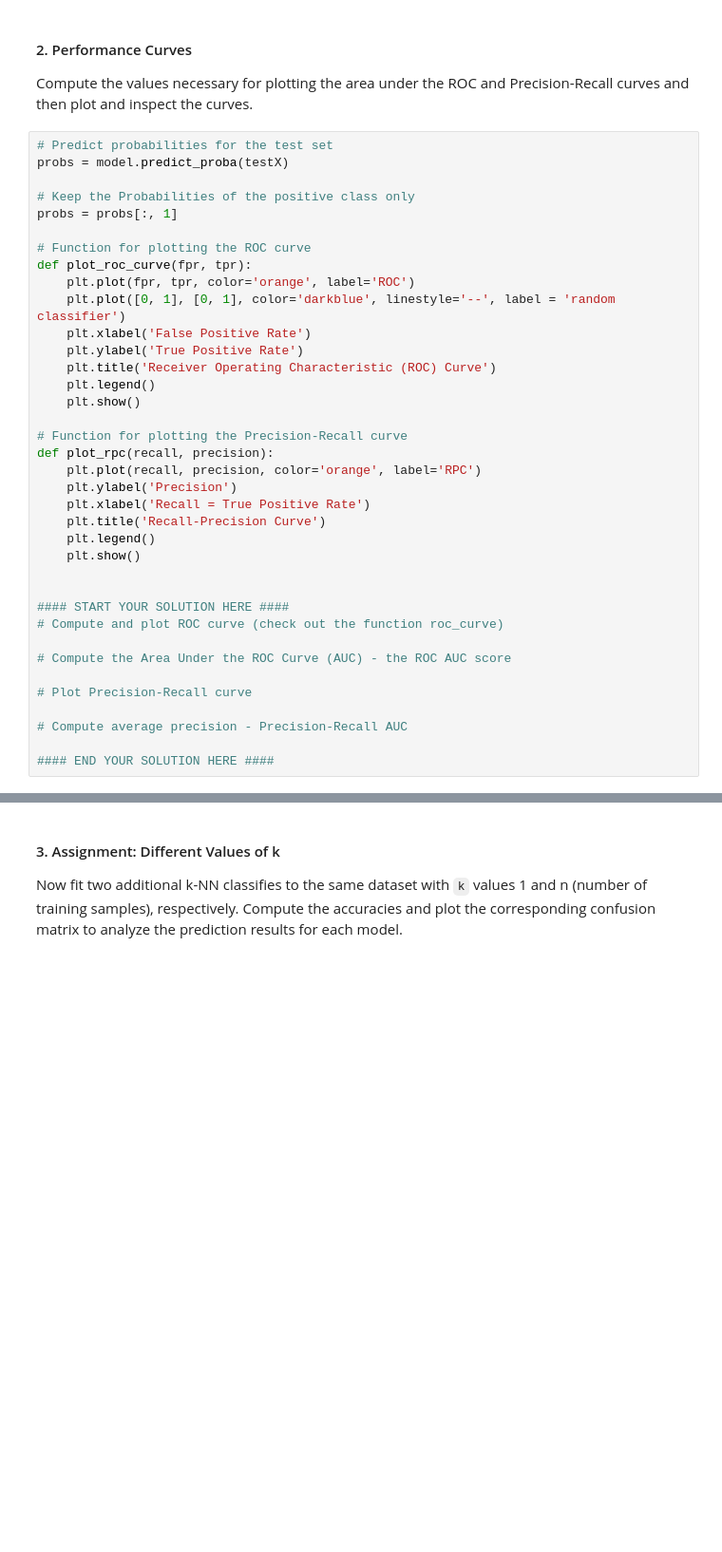
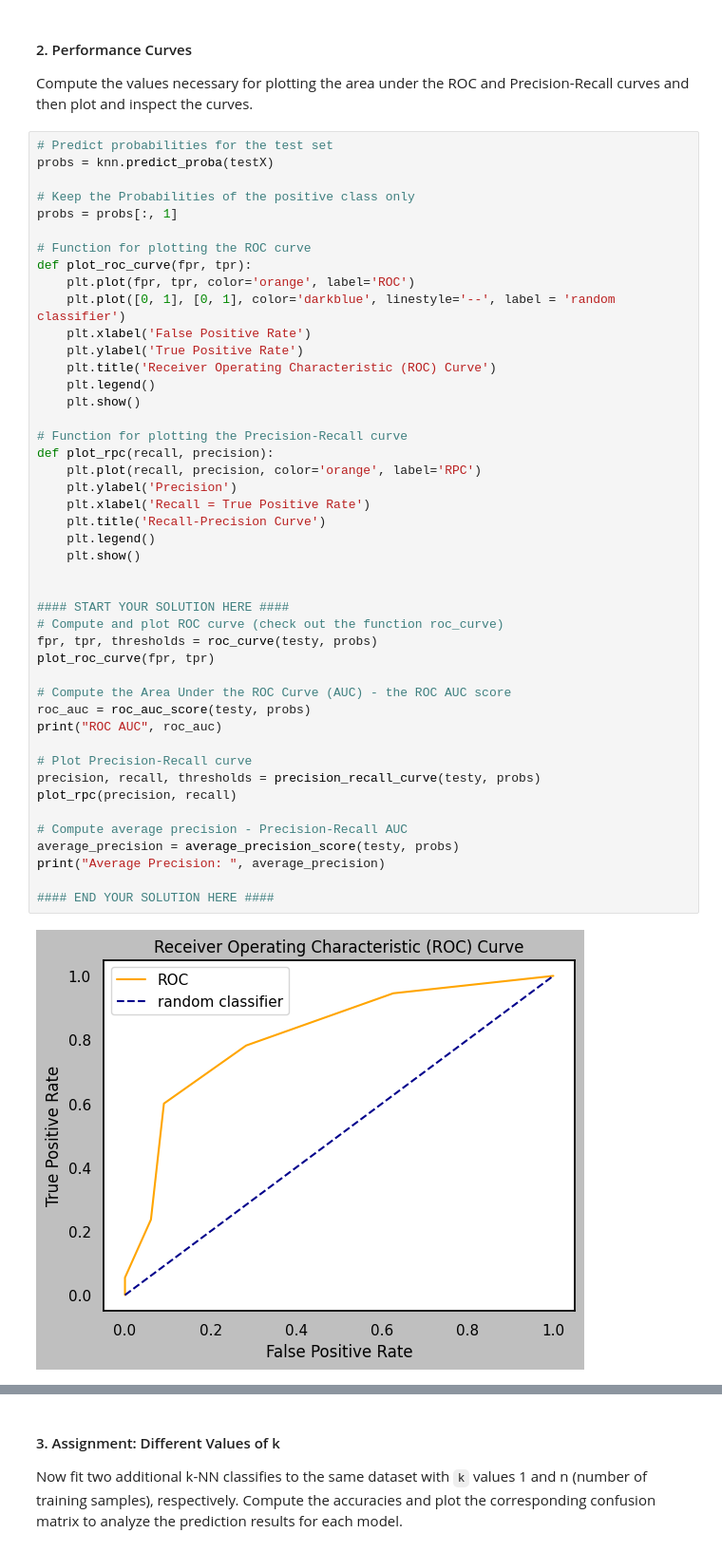
Before and after one commit to isaacwuerth/FTP_MachLe_A, a Jupyter notebook: Exercise02/Exercise2.ipynb, the cells around one changed output, grey strips where cells are left out. Shown at 95% size. Cells and saved outputs as stored; diff of their text form; blank space fills up the shorter version.

```diff
--- a/Exercise02/Exercise2.ipynb
+++ b/Exercise02/Exercise2.ipynb
@@ -234,7 +236,7 @@ array([1, 1, 0, 0, 0, 0, 1, 1, 0, 0, 0, 0, 0, 0, 1, 1, 1, 1, 0, 0, 1, 0,
 Compute the values necessary for plotting the area under the ROC and Precision-Recall curves and then plot and inspect the curves.
 # %%
 # Predict probabilities for the test set
-probs = model.predict_proba(testX)
+probs = knn.predict_proba(testX)
 
 # Keep the Probabilities of the positive class only
 probs = probs[:, 1]
@@ -243,30 +245,39 @@ probs = probs[:, 1]
 def plot_roc_curve(fpr, tpr):
     plt.plot(fpr, tpr, color='orange', label='ROC')
     plt.plot([0, 1], [0, 1], color='darkblue', linestyle='--', label = 'random classifier')
     plt.xlabel('False Positive Rate')
     plt.ylabel('True Positive Rate')
     plt.title('Receiver Operating Characteristic (ROC) Curve')
     plt.legend()
     plt.show()
 
 # Function for plotting the Precision-Recall curve
 def plot_rpc(recall, precision):
     plt.plot(recall, precision, color='orange', label='RPC')
     plt.ylabel('Precision')
     plt.xlabel('Recall = True Positive Rate')
     plt.title('Recall-Precision Curve')
     plt.legend()
     plt.show()
 
 
 #### START YOUR SOLUTION HERE ####
 # Compute and plot ROC curve (check out the function roc_curve)
+fpr, tpr, thresholds = roc_curve(testy, probs)
+plot_roc_curve(fpr, tpr)
 
 # Compute the Area Under the ROC Curve (AUC) - the ROC AUC score
+roc_auc = roc_auc_score(testy, probs)
+print("ROC AUC", roc_auc)
 
 # Plot Precision-Recall curve
+precision, recall, thresholds = precision_recall_curve(testy, probs)
+plot_rpc(precision, recall)
 
 # Compute average precision - Precision-Recall AUC
+average_precision = average_precision_score(testy, probs)
+print("Average Precision: ", average_precision)
 
 #### END YOUR SOLUTION HERE ####
 # %% [output]
+[figure, added]
```
Also changed, not shown: parts of 3 cells of this notebook.
